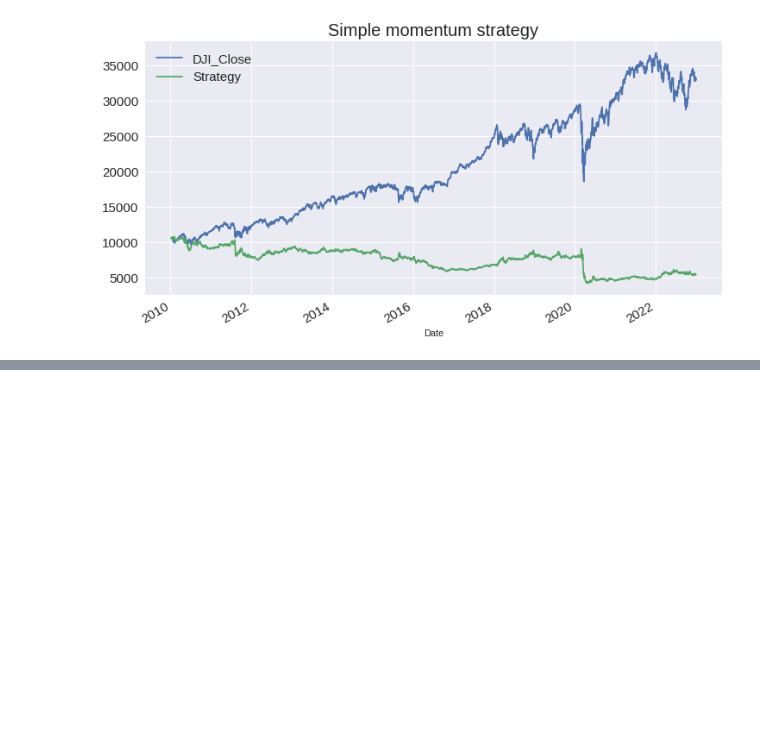
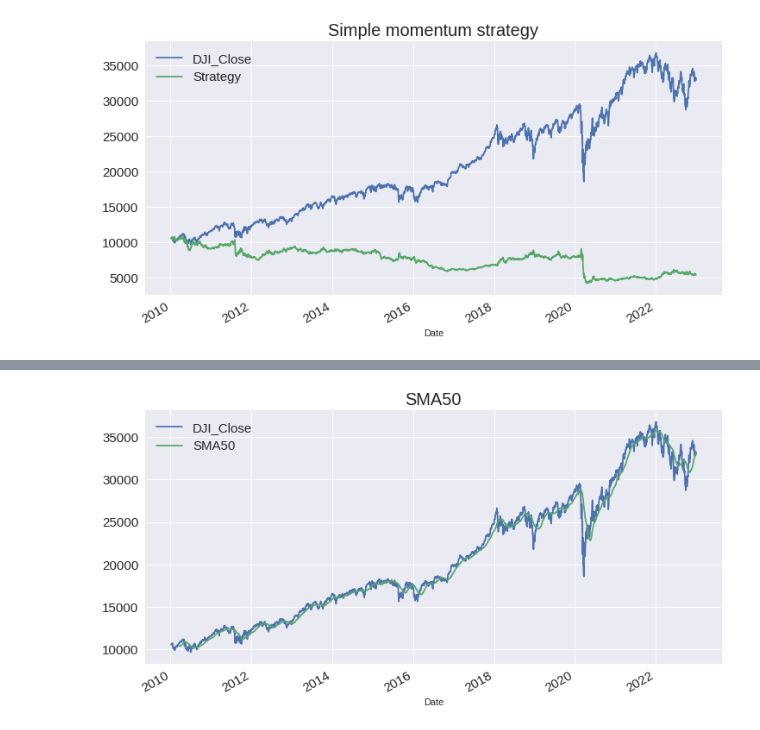
Before and after one commit to leadeeerq/data-science, a Jupyter notebook: 230304_WebScrapingDowJonesConstituents.ipynb, the cells around one changed output, grey strips where cells are left out. Saved outputs shown, nothing was run; the diff lists cells and outputs as text; code cells hidden in the pictures; blank space fills up the shorter version.

```diff
--- a/230304_WebScrapingDowJonesConstituents.ipynb
+++ b/230304_WebScrapingDowJonesConstituents.ipynb
@@ -476,0 +554,9 @@ plt.show()
+# %%
+df['SMA50'] = df.DJI_Close.rolling(window = 50).mean()
+# %%
+df[['DJI_Close', 'SMA50']].plot(figsize = (12, 6), fontsize = 15)
+plt.title('SMA50', fontsize = 20)
+plt.legend(fontsize = 15)
+plt.show()
+# %% [output]
+[figure, added]
```
Also changed, not shown: parts of 25 cells of this notebook.
